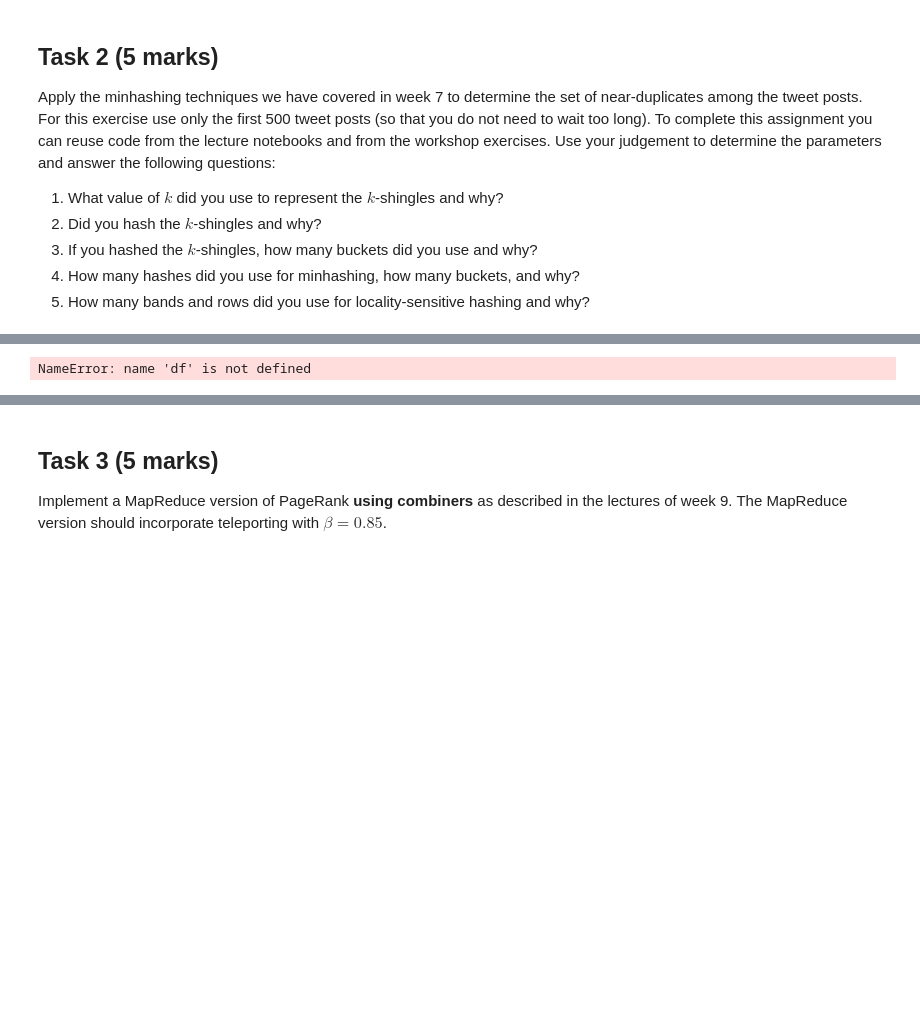
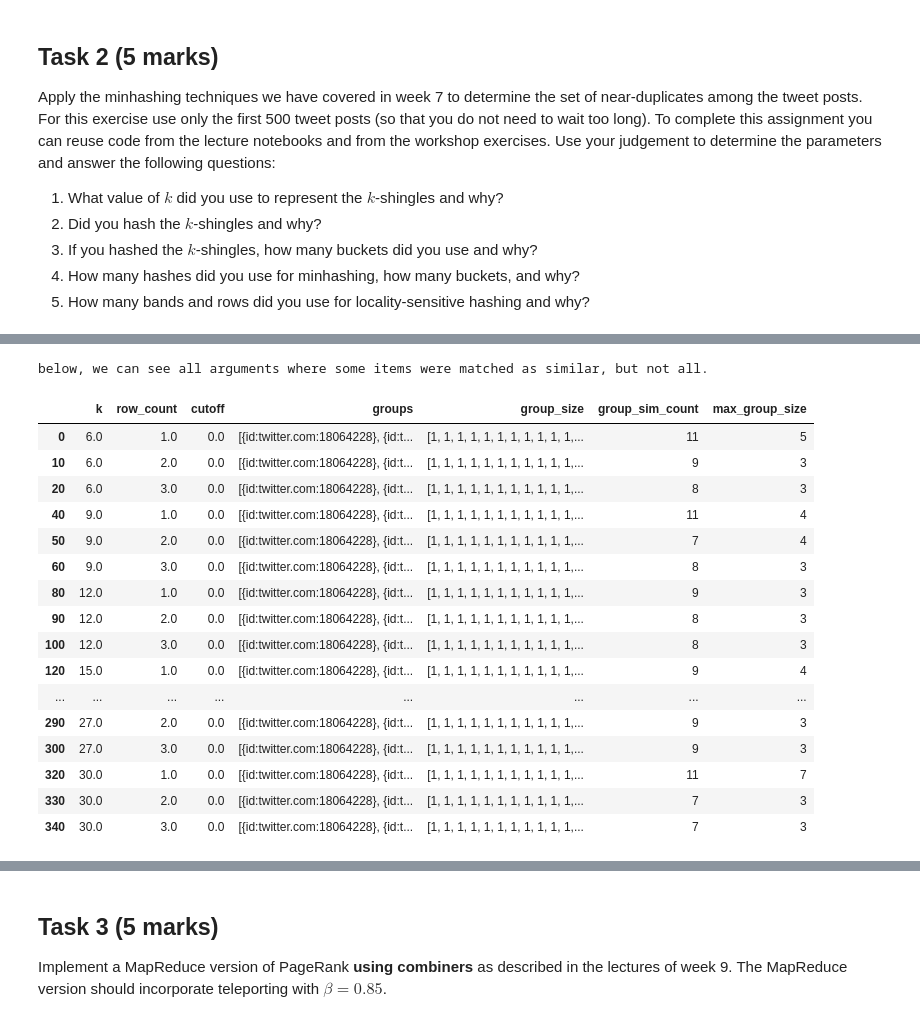
Before and after one commit to hixan/comp336-2018, a Jupyter notebook: assignments/Assignment 3.ipynb, the cells around one changed output, grey strips where cells are left out. Drawn from its saved outputs; the diff is of its cells as text; code cells hidden in the pictures; blank space fills up the shorter version.

```diff
--- a/assignments/Assignment 3.ipynb
+++ b/assignments/Assignment 3.ipynb
@@ -112,3 +115,13 @@ class StreamProcessor:
             self.longest = l
 
         return self._step_rval()
+# %%
+n = 1000
+s = 0
+s_ = 0
+for i in range(n):
+    s_ *= .999
+    s_ += 1
+    s += 1/(.999**i)
+print('maximum value n can get to with growth indicator cutoff = n')
+print(s, s_)
@@ -283,4 +325,29 @@ for k in range(3, 10):
-# %%
-df['max_group_length'] = list(map(lambda x:max(map(len, x)), df['groups'].values))
-# %% [output]
-NameError: name 'df' is not defined
+# %%
+dfb = pd.read_csv('q2_experimentation.csv', index_col=0)
+dfb['groups'] = list(map(eval, dfb['groups'].values))
+dfb['group_size'] = list(map(lambda x:list(map(len, x)), dfb['groups']))
+dfb['group_sim_count'] = list(map(lambda x:len([i for i in x if i>1]), dfb['group_size'].values))
+dfb['max_group_size'] = list(map(lambda x:max(map(len, x)), dfb['groups'].values))
+dfb = dfb[dfb['max_group_size'] < max(dfb['max_group_size'])]
+print('below, we can see all arguments where some items were matched as similar, but not all.')
+similars = dfb[dfb['group_sim_count'] > 0]
+similars
+# %% [output]
+below, we can see all arguments where some items were matched as similar, but not all.
+|  | k | row_count | cutoff | groups | group_size | group_sim_count | max_group_size |
+| 0 | 6.0 | 1.0 | 0.0 | [{id:twitter.com:18064228}, {id:t... | [1, 1, 1, 1, 1, 1, 1, 1, 1, 1, 1,... | 11 | 5 |
+| 10 | 6.0 | 2.0 | 0.0 | [{id:twitter.com:18064228}, {id:t... | [1, 1, 1, 1, 1, 1, 1, 1, 1, 1, 1,... | 9 | 3 |
+| 20 | 6.0 | 3.0 | 0.0 | [{id:twitter.com:18064228}, {id:t... | [1, 1, 1, 1, 1, 1, 1, 1, 1, 1, 1,... | 8 | 3 |
+| 40 | 9.0 | 1.0 | 0.0 | [{id:twitter.com:18064228}, {id:t... | [1, 1, 1, 1, 1, 1, 1, 1, 1, 1, 1,... | 11 | 4 |
+| 50 | 9.0 | 2.0 | 0.0 | [{id:twitter.com:18064228}, {id:t... | [1, 1, 1, 1, 1, 1, 1, 1, 1, 1, 1,... | 7 | 4 |
+| 60 | 9.0 | 3.0 | 0.0 | [{id:twitter.com:18064228}, {id:t... | [1, 1, 1, 1, 1, 1, 1, 1, 1, 1, 1,... | 8 | 3 |
+| 80 | 12.0 | 1.0 | 0.0 | [{id:twitter.com:18064228}, {id:t... | [1, 1, 1, 1, 1, 1, 1, 1, 1, 1, 1,... | 9 | 3 |
+| 90 | 12.0 | 2.0 | 0.0 | [{id:twitter.com:18064228}, {id:t... | [1, 1, 1, 1, 1, 1, 1, 1, 1, 1, 1,... | 8 | 3 |
+| 100 | 12.0 | 3.0 | 0.0 | [{id:twitter.com:18064228}, {id:t... | [1, 1, 1, 1, 1, 1, 1, 1, 1, 1, 1,... | 8 | 3 |
+| 120 | 15.0 | 1.0 | 0.0 | [{id:twitter.com:18064228}, {id:t... | [1, 1, 1, 1, 1, 1, 1, 1, 1, 1, 1,... | 9 | 4 |
+| ... | ... | ... | ... | ... | ... | ... | ... |
+| 290 | 27.0 | 2.0 | 0.0 | [{id:twitter.com:18064228}, {id:t... | [1, 1, 1, 1, 1, 1, 1, 1, 1, 1, 1,... | 9 | 3 |
+| 300 | 27.0 | 3.0 | 0.0 | [{id:twitter.com:18064228}, {id:t... | [1, 1, 1, 1, 1, 1, 1, 1, 1, 1, 1,... | 9 | 3 |
+| 320 | 30.0 | 1.0 | 0.0 | [{id:twitter.com:18064228}, {id:t... | [1, 1, 1, 1, 1, 1, 1, 1, 1, 1, 1,... | 11 | 7 |
+| 330 | 30.0 | 2.0 | 0.0 | [{id:twitter.com:18064228}, {id:t... | [1, 1, 1, 1, 1, 1, 1, 1, 1, 1, 1,... | 7 | 3 |
+| 340 | 30.0 | 3.0 | 0.0 | [{id:twitter.com:18064228}, {id:t... | [1, 1, 1, 1, 1, 1, 1, 1, 1, 1, 1,... | 7 | 3 |
```
Also changed, not shown: parts of 12 cells of this notebook.
